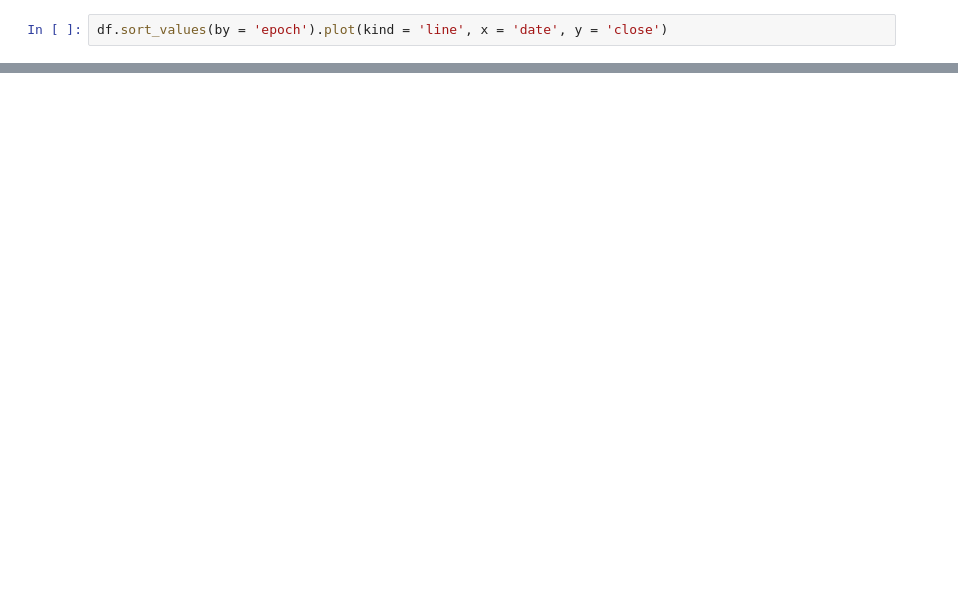
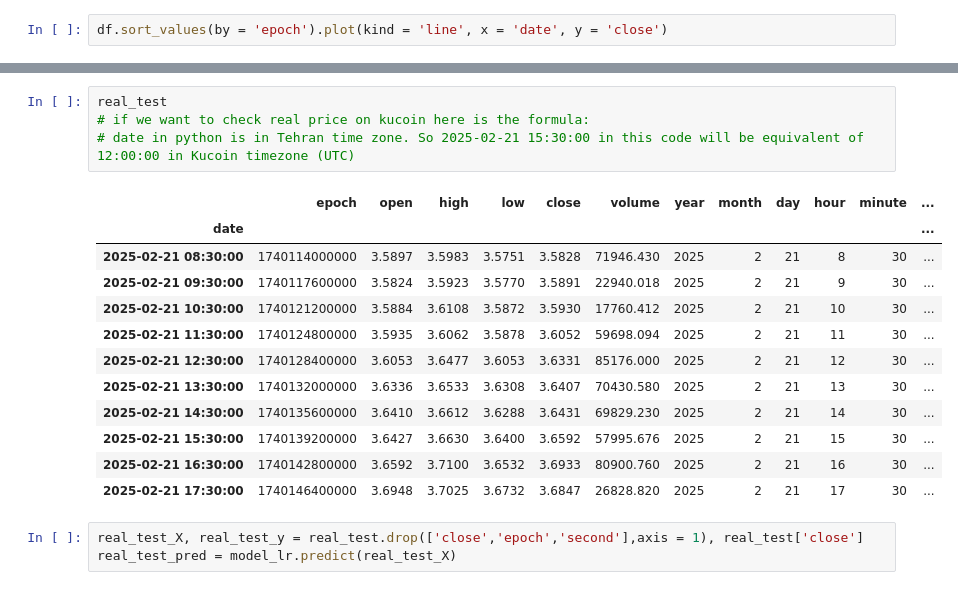
Before and after one commit to amyrmahdy/StakeVision, a Jupyter notebook: dev_predictor.ipynb, the cells around one changed output, grey strips where cells are left out. Cells and saved outputs as stored; diff of their text form; blank space fills up the shorter version.

```diff
--- a/dev_predictor.ipynb
+++ b/dev_predictor.ipynb
@@ -65,0 +243,20 @@ sample
+# %%
+real_test
+# if we want to check real price on kucoin here is the formula:
+# date in python is in Tehran time zone. So 2025-02-21 15:30:00	in this code will be equivalent of 12:00:00 in Kucoin timezone (UTC)
+# %% [output]
+|  | epoch | open | high | low | close | volume | year | month | day | hour | minute | ... |
+| date |  |  |  |  |  |  |  |  |  |  |  | ... |
+| 2025-02-21 08:30:00 | 1740114000000 | 3.5897 | 3.5983 | 3.5751 | 3.5828 | 71946.430 | 2025 | 2 | 21 | 8 | 30 | ... |
+| 2025-02-21 09:30:00 | 1740117600000 | 3.5824 | 3.5923 | 3.5770 | 3.5891 | 22940.018 | 2025 | 2 | 21 | 9 | 30 | ... |
+| 2025-02-21 10:30:00 | 1740121200000 | 3.5884 | 3.6108 | 3.5872 | 3.5930 | 17760.412 | 2025 | 2 | 21 | 10 | 30 | ... |
+| 2025-02-21 11:30:00 | 1740124800000 | 3.5935 | 3.6062 | 3.5878 | 3.6052 | 59698.094 | 2025 | 2 | 21 | 11 | 30 | ... |
+| 2025-02-21 12:30:00 | 1740128400000 | 3.6053 | 3.6477 | 3.6053 | 3.6331 | 85176.000 | 2025 | 2 | 21 | 12 | 30 | ... |
+| 2025-02-21 13:30:00 | 1740132000000 | 3.6336 | 3.6533 | 3.6308 | 3.6407 | 70430.580 | 2025 | 2 | 21 | 13 | 30 | ... |
+| 2025-02-21 14:30:00 | 1740135600000 | 3.6410 | 3.6612 | 3.6288 | 3.6431 | 69829.230 | 2025 | 2 | 21 | 14 | 30 | ... |
+| 2025-02-21 15:30:00 | 1740139200000 | 3.6427 | 3.6630 | 3.6400 | 3.6592 | 57995.676 | 2025 | 2 | 21 | 15 | 30 | ... |
+| 2025-02-21 16:30:00 | 1740142800000 | 3.6592 | 3.7100 | 3.6532 | 3.6933 | 80900.760 | 2025 | 2 | 21 | 16 | 30 | ... |
+| 2025-02-21 17:30:00 | 1740146400000 | 3.6948 | 3.7025 | 3.6732 | 3.6847 | 26828.820 | 2025 | 2 | 21 | 17 | 30 | ... |
+# %%
+real_test_X, real_test_y = real_test.drop(['close','epoch','second'],axis = 1), real_test['close']
+real_test_pred = model_lr.predict(real_test_X)
```
Also changed, not shown: parts of 26 cells of this notebook, 1 other file.
